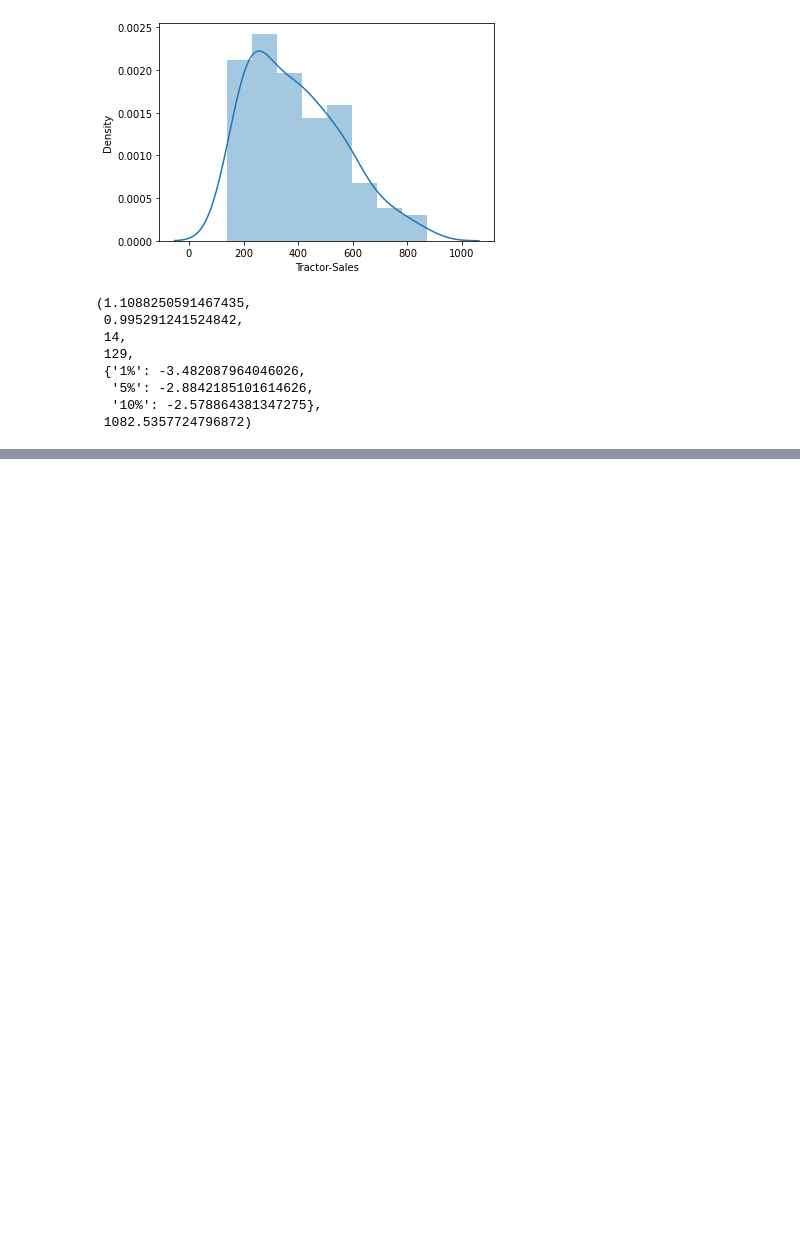
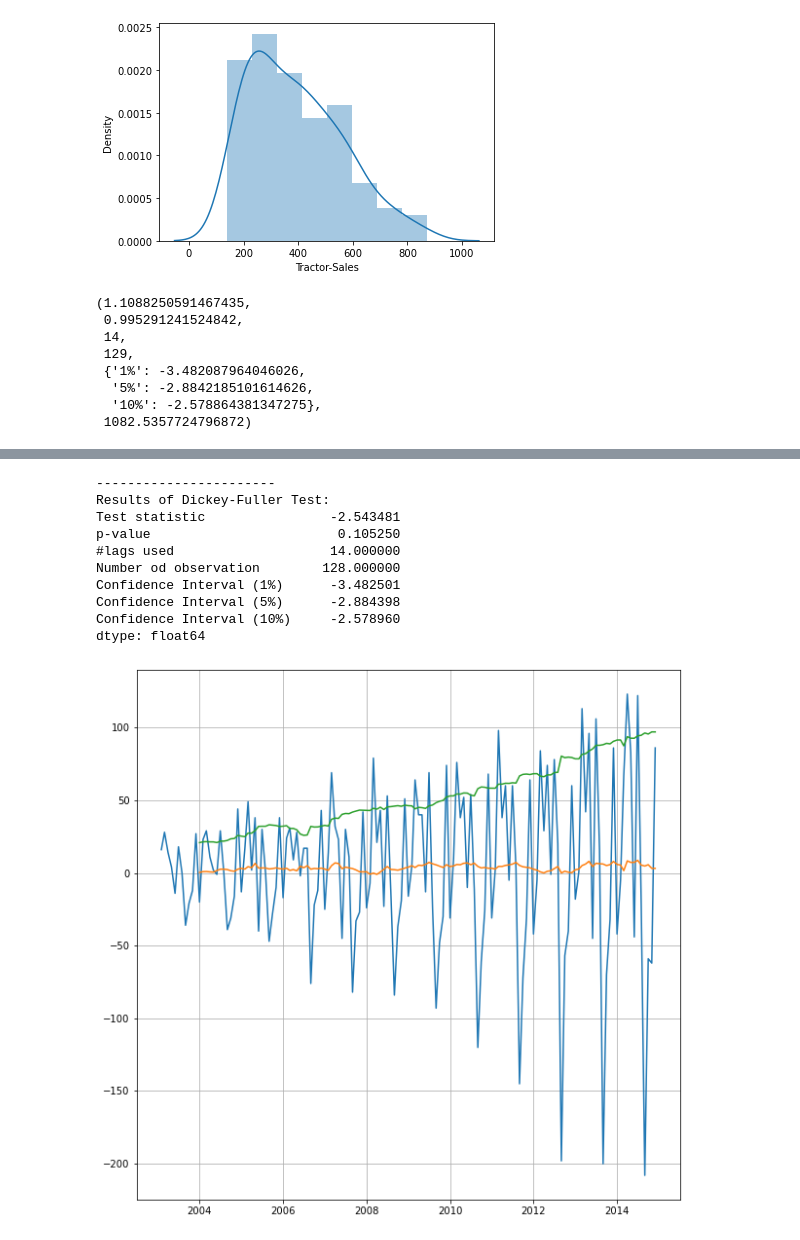
Before and after one commit to FazlullahBokhari/AI.workspace, a Jupyter notebook: Time Series.ipynb, the cells around one changed output, grey strips where cells are left out. Cells and saved outputs as stored; diff of their text form; code cells hidden in the pictures; blank space fills up the shorter version.

```diff
--- a/Time Series.ipynb
+++ b/Time Series.ipynb
@@ -560,6 +560,14 @@ def test_stationary(timeseries):
     plt.plot(timeseries)
     plt.plot(rolmean)
     plt.plot(rolstd)
+
+    print("-----------------------")
+    print("Results of Dickey-Fuller Test:")
+    dftest = adfuller(timeseries, autolag='AIC')
+    dfoutput = pd.Series(dftest[0:4], index=['Test statistic','p-value', '#lags used','Number od observation'])
+    for key, value in dftest[4].items():
+        dfoutput['Confidence Interval (%s)' %key] = value
+    print(dfoutput)
 # %%
 test_stationary(ts_sales)
 # %% [output]
@@ -566 +584,4 @@ test_stationary(ts_sales)
 [figure]
+# %%
+# defferrencing: to make the above data stationary
+one_diff_data = ts_sales.diff(periods=1)
@@ -566,0 +603,14 @@ test_stationary(ts_sales)
+# %%
+test_stationary(one_diff_data[1:])
+# %% [output]
+-----------------------
+Results of Dickey-Fuller Test:
+Test statistic                -2.543481
+p-value                        0.105250
+#lags used                    14.000000
+Number od observation        128.000000
+Confidence Interval (1%)      -3.482501
+Confidence Interval (5%)      -2.884398
+Confidence Interval (10%)     -2.578960
+dtype: float64
+[figure, added]
```
Also changed, not shown: parts of 2 cells of this notebook.
